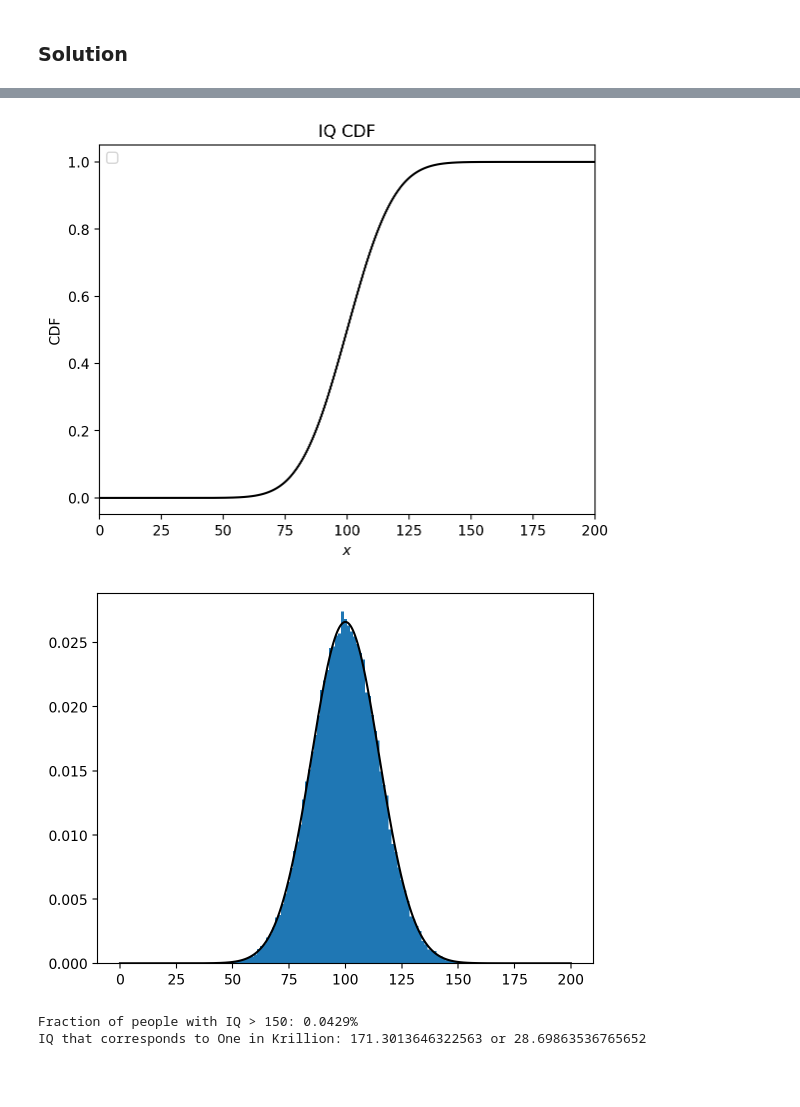
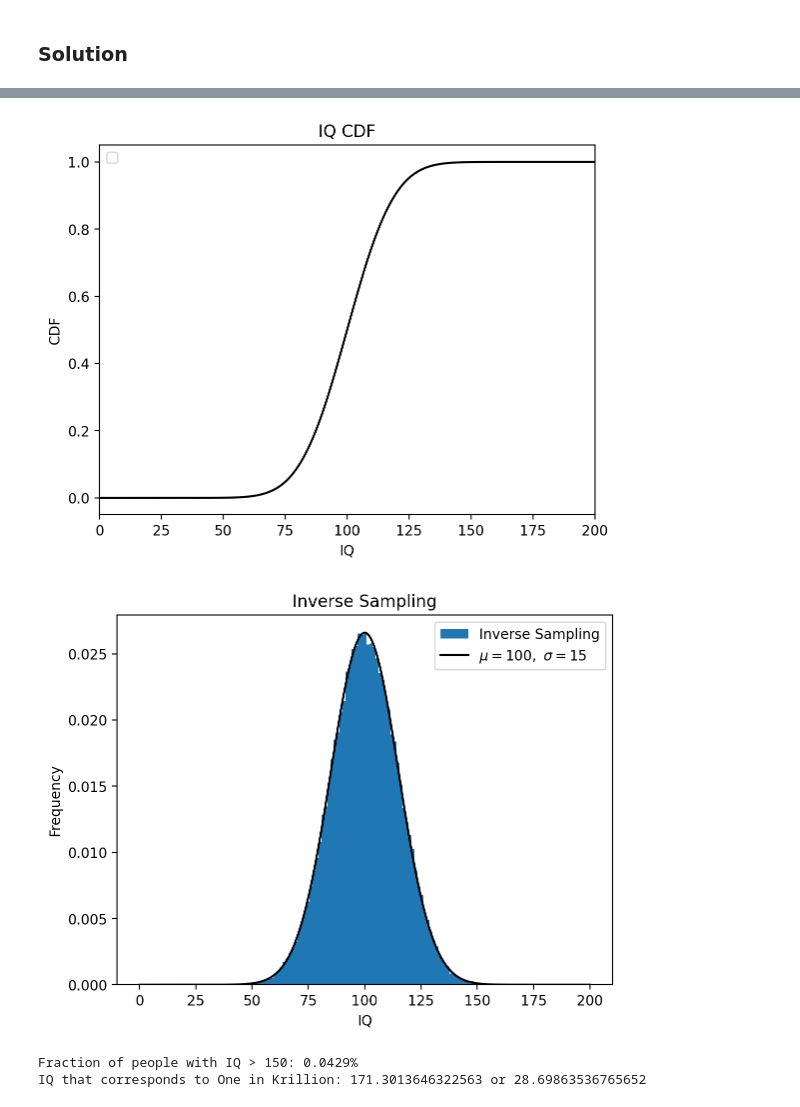
Before and after one commit to VanderbiltAstronomy/astr_8070_s25, a Jupyter notebook: coursework/student_folders/brayan_hernandez_folder/brayan_homework/vu_astr8070_s25_hw2_brayan_hernandez.ipynb, the cells around one changed output, grey strips where cells are left out. Saved outputs shown, nothing was run; the diff lists cells and outputs as text; code cells hidden in the pictures; blank space fills up the shorter version.

```diff
--- a/coursework/student_folders/brayan_hernandez_folder/brayan_homework/vu_astr8070_s25_hw2_brayan_hernandez.ipynb
+++ b/coursework/student_folders/brayan_hernandez_folder/brayan_homework/vu_astr8070_s25_hw2_brayan_hernandez.ipynb
@@ -200,26 +200,31 @@ pdf= 0.00010281859975274035
 # %%
 #Problem 2.2
 
 #Plot CDF
 cdf= distG.cdf(xgrid)
 plt.plot(xgrid, cdf, ls='-', c='black');
 plt.xlim(0, 200)
-plt.xlabel('$x$')
+plt.xlabel('IQ')
 plt.ylabel(r'CDF')
 plt.title('IQ CDF')
 plt.legend()
 plt.show()
 
 #Inverse Sampling
 pgrid=np.random.random(100000)
 ppf=distG.ppf(pgrid)
 
-plt.hist(ppf, bins=100, density=True);
+plt.hist(ppf, bins=100, density=True, label='Inverse Sampling');
 plt.plot(xgrid, distribution, ls='-', c='black',
          label=f'$\mu={mu},\ \sigma={sigma}$');
+plt.title("Inverse Sampling")
+plt.xlabel("IQ")
+plt.ylabel("Frequency")
+plt.legend()
+plt.show()
 # %% [output]
 [figure]
-[figure, old version]
+[figure, new version]
 # %%
 #Problem 3.3
 fraction_150=1-distG.cdf(150)
```
Also changed, not shown: parts of 4 cells of this notebook.
